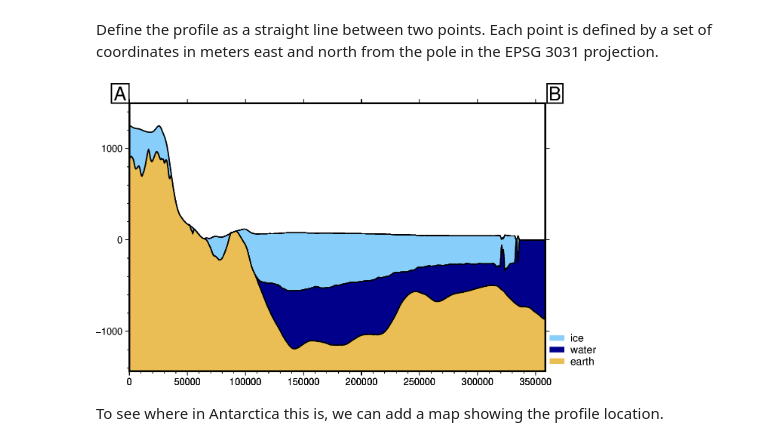
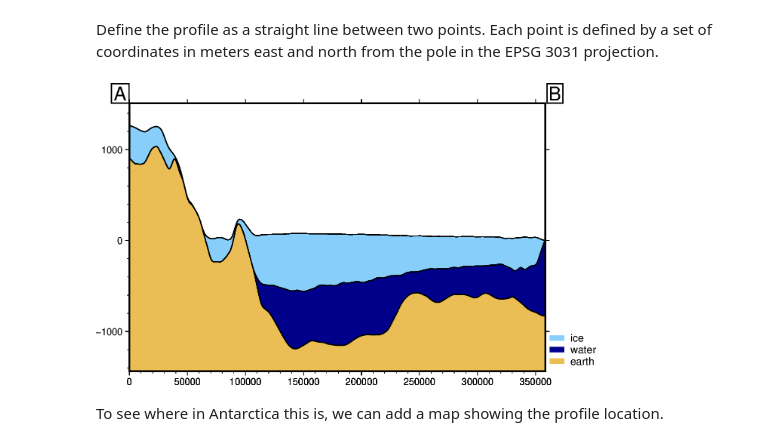
Before and after one commit to mdtanker/polartoolkit, a Jupyter notebook: docs/tutorial/08_cross_sections_and_profiles.ipynb, the cells around one changed output. Drawn from its saved outputs; the diff is of its cells as text; code cells hidden in the pictures.

```diff
--- a/docs/tutorial/08_cross_sections_and_profiles.ipynb
+++ b/docs/tutorial/08_cross_sections_and_profiles.ipynb
@@ -20,12 +20,13 @@ b = (2200000, 600000)
 # %%
 fig, df_layers, _ = profiles.plot_profile(
     method="points",
     start=a,
     stop=b,
+    default_layers_spacing=5e3,
 )
 fig.show(dpi=200)
 # %% [output]
-[figure, old version]
+[figure, new version]
 # %% [markdown]
 To see where in Antarctica this is, we can add a map showing the profile location.
 # %%
```
Also changed, not shown: parts of 2 cells of this notebook, 10 other files.
